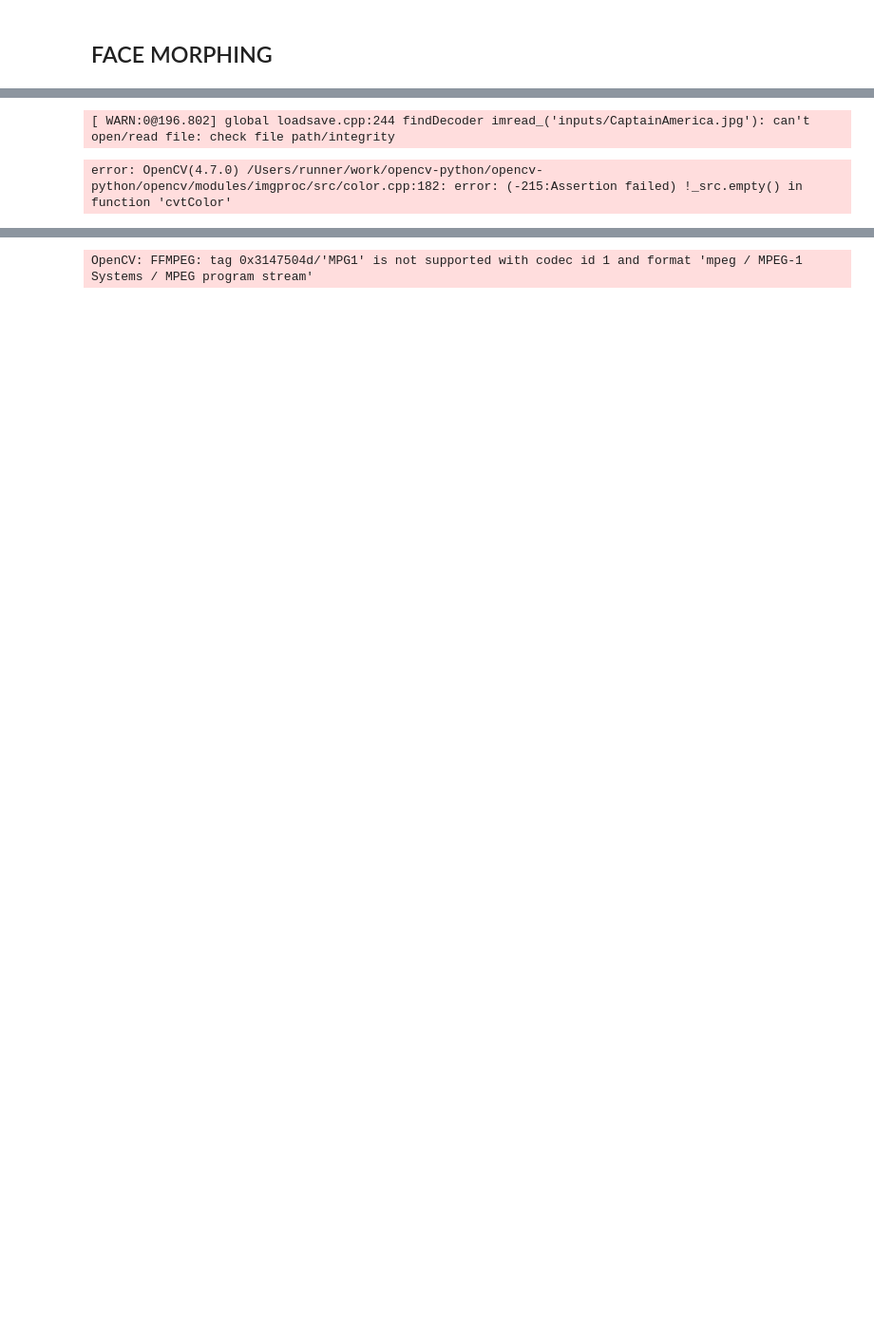
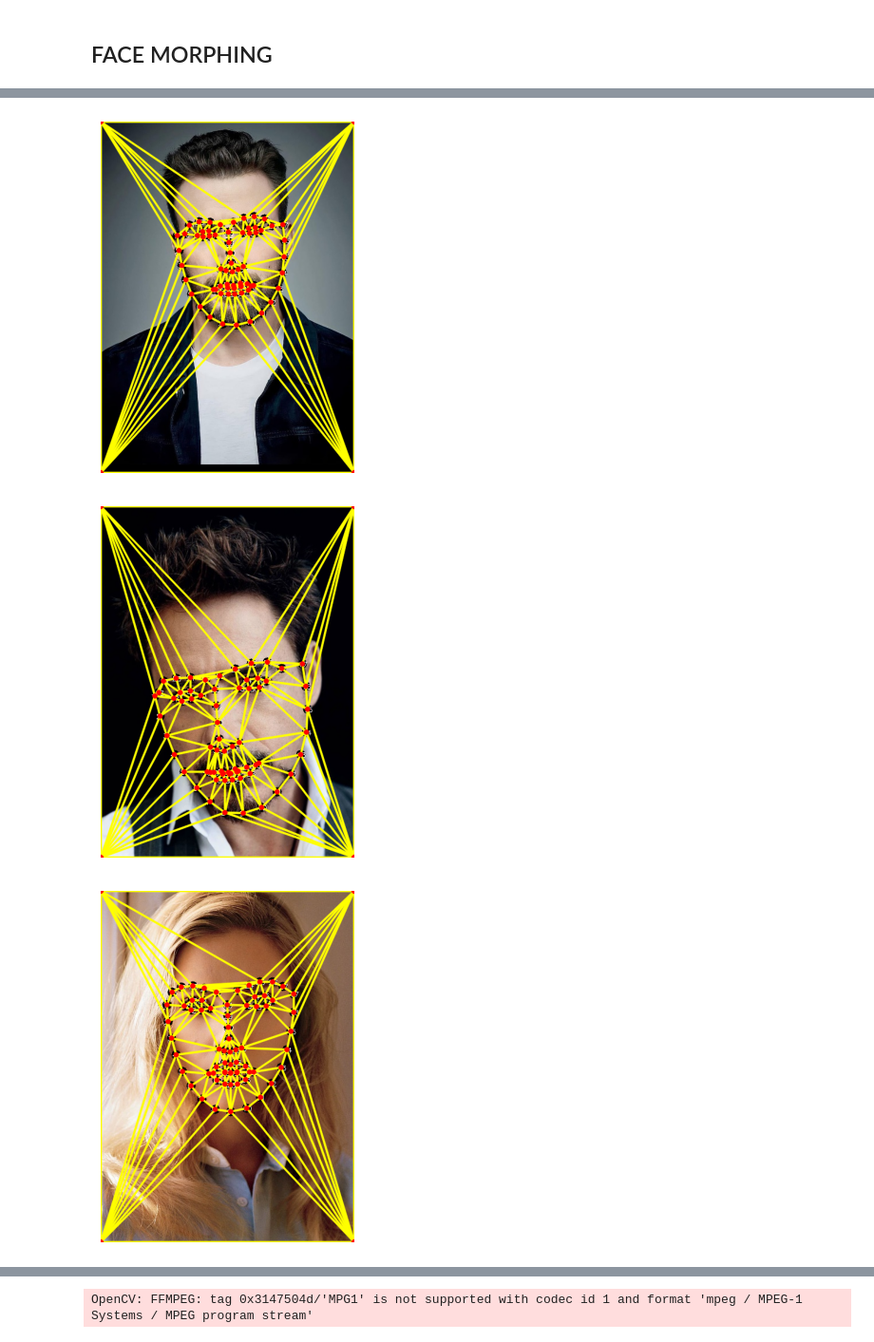
Before and after one commit to Cowbuddy/FaceMorph, a Jupyter notebook: faceMorph.ipynb, the cells around one changed output, grey strips where cells are left out. Shown at 95% size. Cells and saved outputs as stored; diff of their text form; code cells hidden in the pictures; blank space fills up the shorter version.

Commit message:
Added Sample Inputs and Outputs

```diff
--- a/faceMorph.ipynb
+++ b/faceMorph.ipynb
@@ -278,24 +288,17 @@ def detectLandmarks(img_file):
 
     return img_origin_return, img_test, points_return
 # %%
-obj1 = 'CaptainAmerica'
-obj2 = 'BlackWidow'
-obj3 = 'IronMan'
+img1, img1Marked, points1 = detectLandmarks(file_paths[0])
+img2, img2Marked, points2 = detectLandmarks(file_paths[1])
+img3, img3Marked, points3 = detectLandmarks(file_paths[2])
 
-file1 = 'inputs/' + obj1 + '.jpg'
-file2 = 'inputs/' + obj2 + '.jpg'
-file3 = 'inputs/' + obj3 + '.jpg'
-
-img1, img1Marked, points1 = detectLandmarks(file1)
-img2, img2Marked, points2 = detectLandmarks(file2)
-img3, img3Marked, points3 = detectLandmarks(file3)
-
-ptsPath1, triPath1 = getTriangles(obj1, img1Marked,  points1)
-ptsPath2, triPath2 = getTriangles(obj2, img2Marked,  points2)
-ptsPath3, triPath3 = getTriangles(obj3, img3Marked,  points3)
+ptsPath1, triPath1 = getTriangles(file_names[0], img1Marked,  points1)
+ptsPath2, triPath2 = getTriangles(file_names[1], img2Marked,  points2)
+ptsPath3, triPath3 = getTriangles(file_names[2], img3Marked,  points3)
 # %% [output]
-[ WARN:0@196.802] global loadsave.cpp:244 findDecoder imread_('inputs/CaptainAmerica.jpg'): can't open/read file: check file path/integrity
-error: OpenCV(4.7.0) /Users/runner/work/opencv-python/opencv-python/opencv/modules/imgproc/src/color.cpp:182: error: (-215:Assertion failed) !_src.empty() in function 'cvtColor'
+[figure, added]
+[figure, added]
+[figure, added]
 # %%
 frames = 450
 for a in range(frames+1):
```
Also changed, not shown: parts of 4 cells of this notebook, 7 other files.
